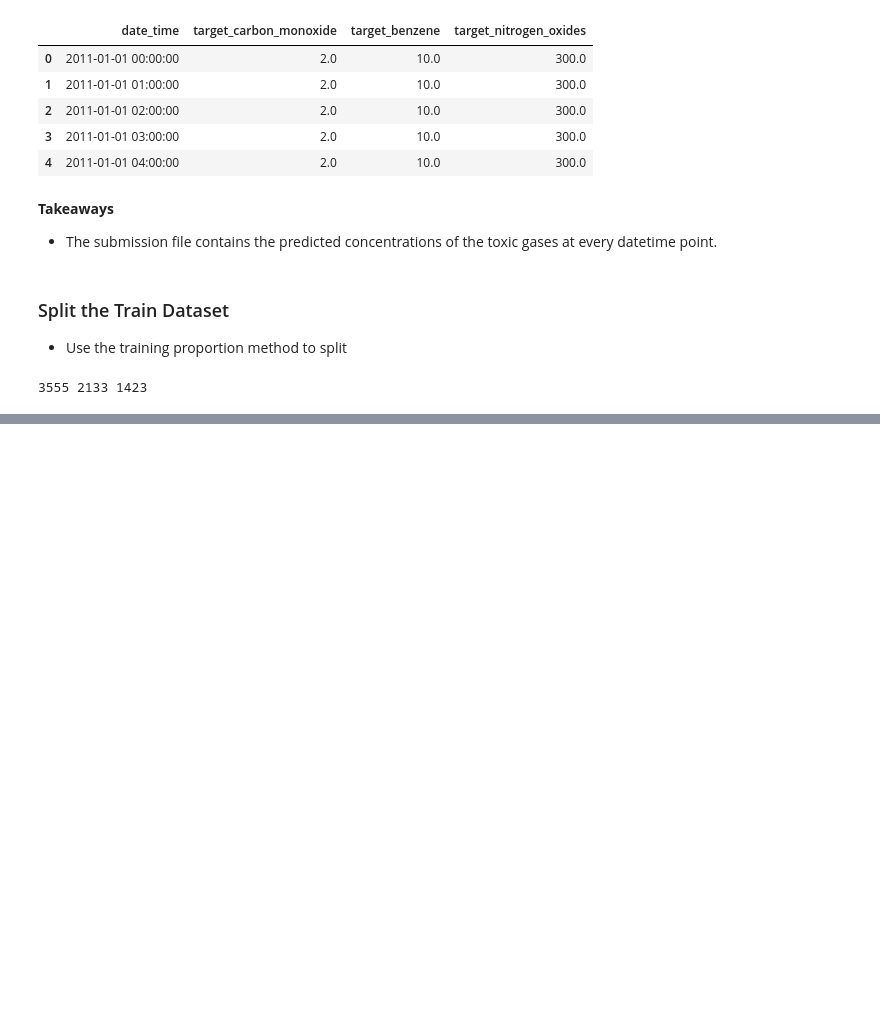
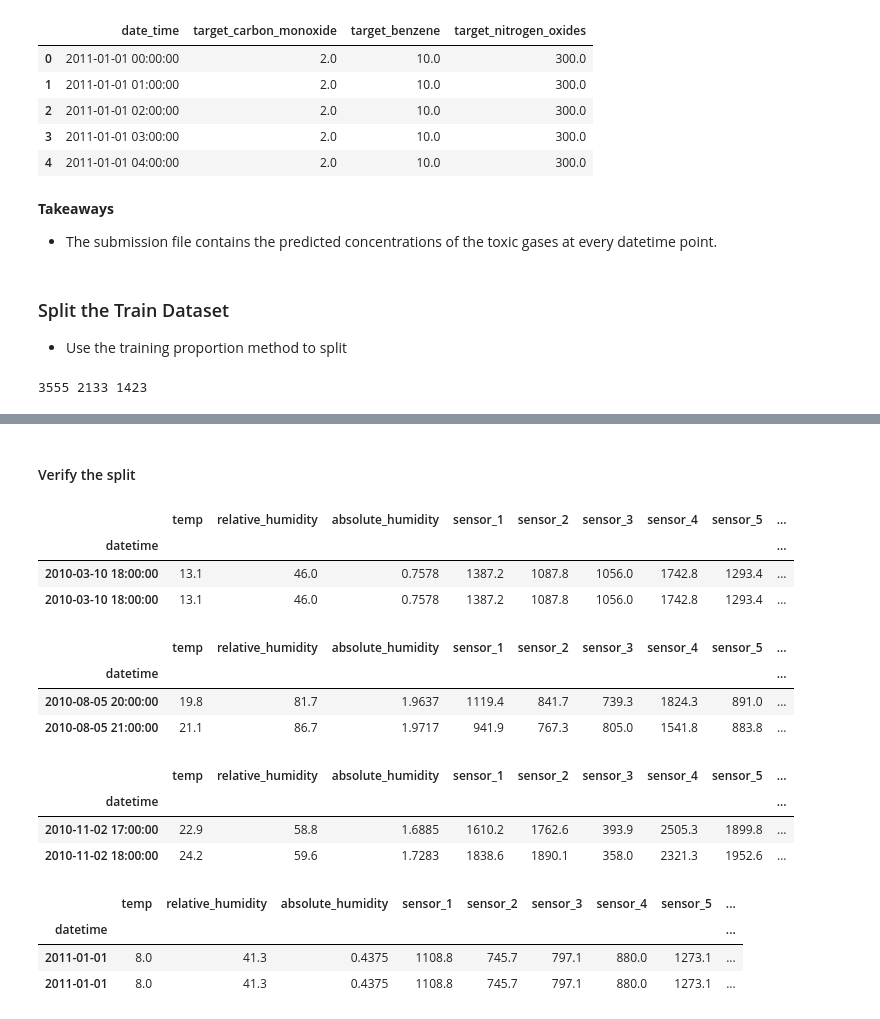
Before and after one commit to Yongliang-Shi/predicting-air-pollution, a Jupyter notebook: MVP.ipynb, the cells around one changed output, grey strips where cells are left out. Drawn from its saved outputs; the diff is of its cells as text; code cells hidden in the pictures; blank space fills up the shorter version.

Commit message:
Verify the split

```diff
--- a/MVP.ipynb
+++ b/MVP.ipynb
@@ -724,0 +722,38 @@ True
+# %% [markdown]
+#### Verify the split
+# %%
+# The first row the original train equates the first of train
+
+pd.concat([df.head(1), train.head(1)])
+# %% [output]
+|  | temp | relative_humidity | absolute_humidity | sensor_1 | sensor_2 | sensor_3 | sensor_4 | sensor_5 | ... |
+| datetime |  |  |  |  |  |  |  |  | ... |
+| 2010-03-10 18:00:00 | 13.1 | 46.0 | 0.7578 | 1387.2 | 1087.8 | 1056.0 | 1742.8 | 1293.4 | ... |
+| 2010-03-10 18:00:00 | 13.1 | 46.0 | 0.7578 | 1387.2 | 1087.8 | 1056.0 | 1742.8 | 1293.4 | ... |
+# %%
+# The last row of train is right beftore the last row of validate
+
+pd.concat([train.tail(1), validate.head(1)])
+# %% [output]
+|  | temp | relative_humidity | absolute_humidity | sensor_1 | sensor_2 | sensor_3 | sensor_4 | sensor_5 | ... |
+| datetime |  |  |  |  |  |  |  |  | ... |
+| 2010-08-05 20:00:00 | 19.8 | 81.7 | 1.9637 | 1119.4 | 841.7 | 739.3 | 1824.3 | 891.0 | ... |
+| 2010-08-05 21:00:00 | 21.1 | 86.7 | 1.9717 | 941.9 | 767.3 | 805.0 | 1541.8 | 883.8 | ... |
+# %%
+# The last row of validate is right beftore the first row of test
+
+pd.concat([validate.tail(1), test.head(1)])
+# %% [output]
+|  | temp | relative_humidity | absolute_humidity | sensor_1 | sensor_2 | sensor_3 | sensor_4 | sensor_5 | ... |
+| datetime |  |  |  |  |  |  |  |  | ... |
+| 2010-11-02 17:00:00 | 22.9 | 58.8 | 1.6885 | 1610.2 | 1762.6 | 393.9 | 2505.3 | 1899.8 | ... |
+| 2010-11-02 18:00:00 | 24.2 | 59.6 | 1.7283 | 1838.6 | 1890.1 | 358.0 | 2321.3 | 1952.6 | ... |
+# %%
+# The last row the original train equates the last of test
+
+pd.concat([df.tail(1), test.tail(1)])
+# %% [output]
+|  | temp | relative_humidity | absolute_humidity | sensor_1 | sensor_2 | sensor_3 | sensor_4 | sensor_5 | ... |
+| datetime |  |  |  |  |  |  |  |  | ... |
+| 2011-01-01 | 8.0 | 41.3 | 0.4375 | 1108.8 | 745.7 | 797.1 | 880.0 | 1273.1 | ... |
+| 2011-01-01 | 8.0 | 41.3 | 0.4375 | 1108.8 | 745.7 | 797.1 | 880.0 | 1273.1 | ... |
```
Also changed, not shown: parts of 1 cell of this notebook.
